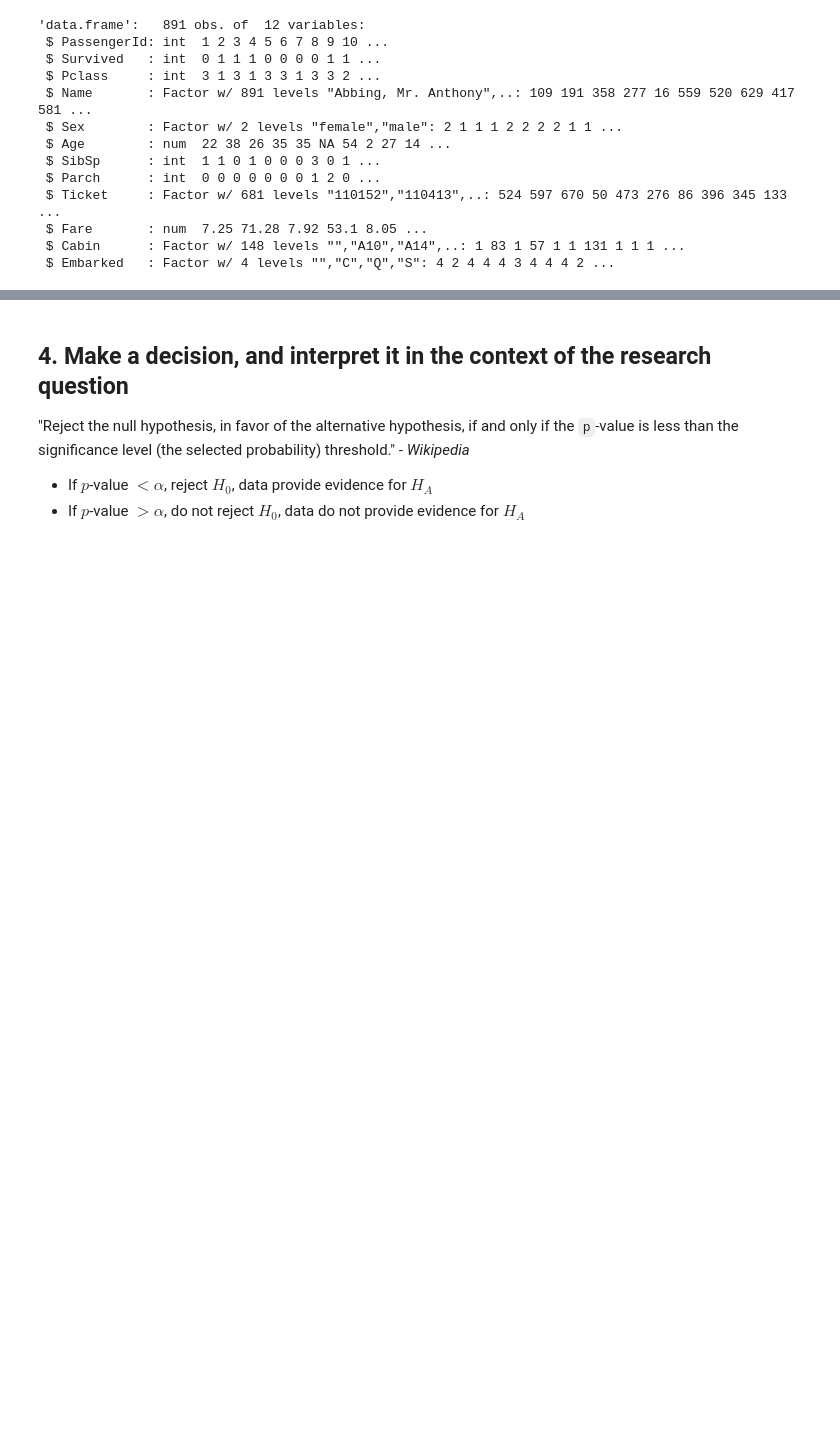
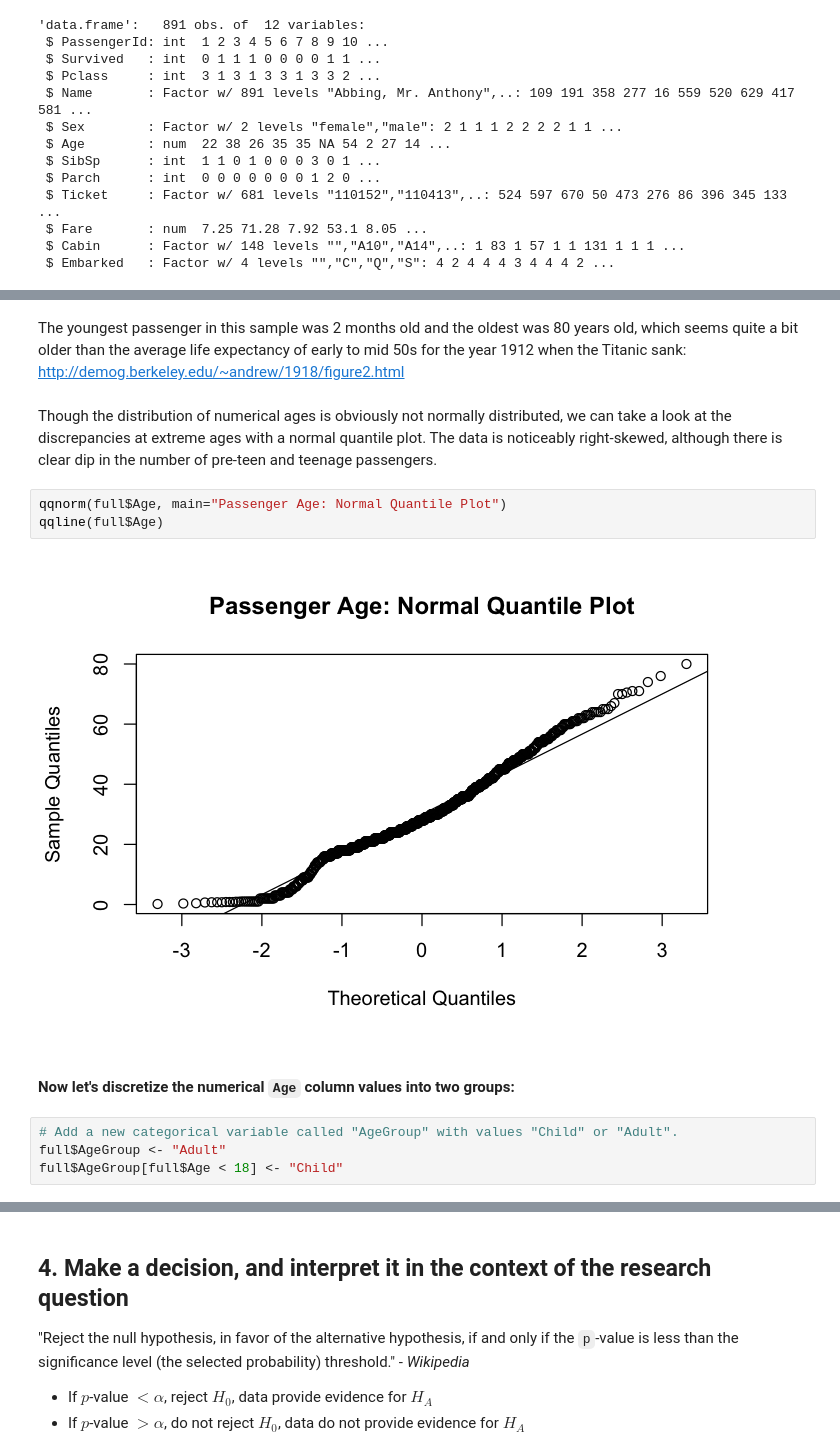
Before and after one commit to mepa/titanic-hypothesis-testing, a Jupyter notebook: 2016-08-18-TitanicHypothesisTesting-R.ipynb, the cells around one changed output, grey strips where cells are left out. Drawn from its saved outputs; the diff is of its cells as text; blank space fills up the shorter version.

```diff
--- a/2016-08-18-TitanicHypothesisTesting-R.ipynb
+++ b/2016-08-18-TitanicHypothesisTesting-R.ipynb
@@ -255,0 +198,15 @@ lived
+# %% [markdown]
+The youngest passenger in this sample was 2 months old and the oldest was 80 years old, which seems quite a bit older than the average life expectancy of early to mid 50s for the year 1912 when the Titanic sank: http://demog.berkeley.edu/~andrew/1918/figure2.html
+# %% [markdown]
+Though the distribution of numerical ages is obviously not normally distributed, we can take a look at the discrepancies at extreme ages with a normal quantile plot. The data is noticeably right-skewed, although there is clear dip in the number of pre-teen and teenage passengers.
+# %%
+qqnorm(full$Age, main="Passenger Age: Normal Quantile Plot")
+qqline(full$Age)
+# %% [output]
+[figure, added]
+# %% [markdown]
+#### Now let's discretize the numerical `Age` column values into two groups:
+# %%
+# Add a new categorical variable called "AgeGroup" with values "Child" or "Adult".
+full$AgeGroup <- "Adult"
+full$AgeGroup[full$Age < 18] <- "Child"
```
Also changed, not shown: parts of 75 cells of this notebook.
